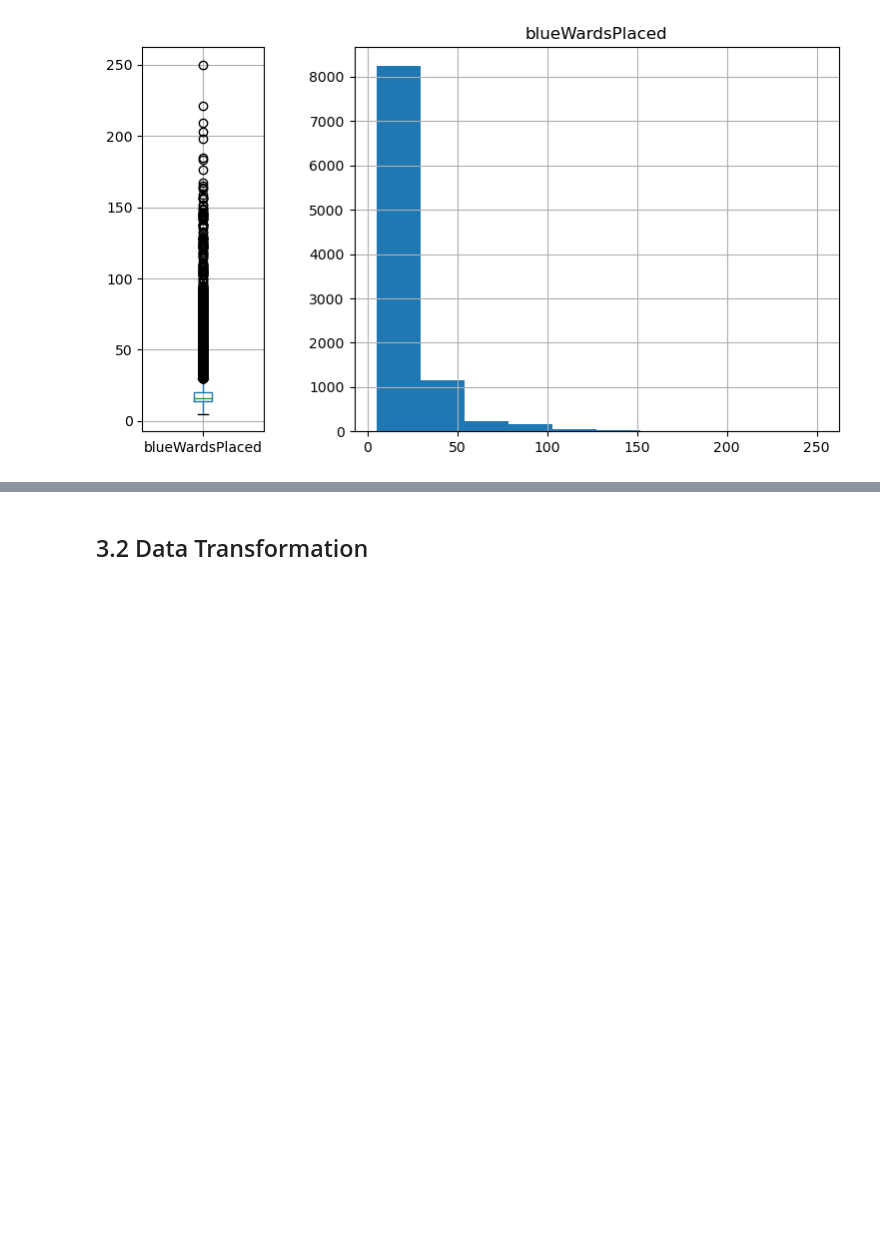
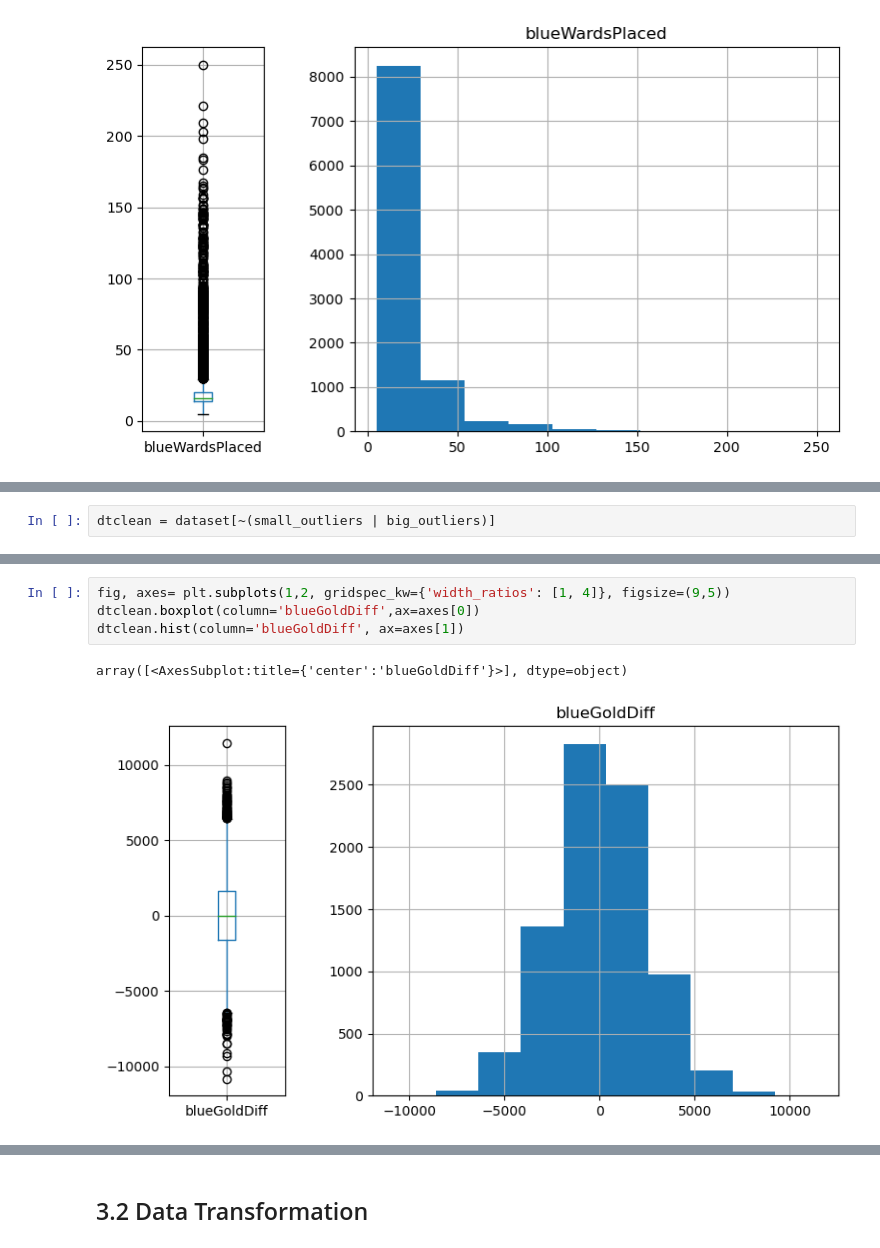
Before and after one commit to 0J0P0/Machine-Learning-Project, a Jupyter notebook: project.ipynb, the cells around one changed output, grey strips where cells are left out. Cells and saved outputs as stored; diff of their text form; blank space fills up the shorter version.

```diff
--- a/project.ipynb
+++ b/project.ipynb
@@ -271,0 +297,2 @@ array([<AxesSubplot:title={'center':'blueWardsPlaced'}>], dtype=object)
+# %%
+dtclean = dataset[~(small_outliers | big_outliers)]
@@ -271,0 +303,7 @@ array([<AxesSubplot:title={'center':'blueWardsPlaced'}>], dtype=object)
+# %%
+fig, axes= plt.subplots(1,2, gridspec_kw={'width_ratios': [1, 4]}, figsize=(9,5))
+dtclean.boxplot(column='blueGoldDiff',ax=axes[0])
+dtclean.hist(column='blueGoldDiff', ax=axes[1])
+# %% [output]
+array([<AxesSubplot:title={'center':'blueGoldDiff'}>], dtype=object)
+[figure, added]
```
Also changed, not shown: parts of 22 cells of this notebook.
